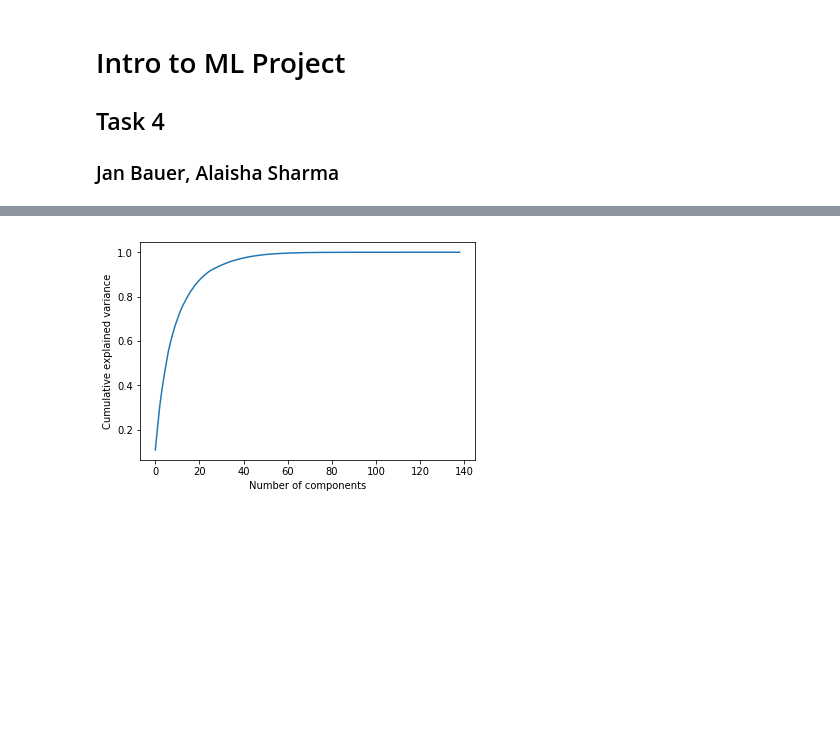
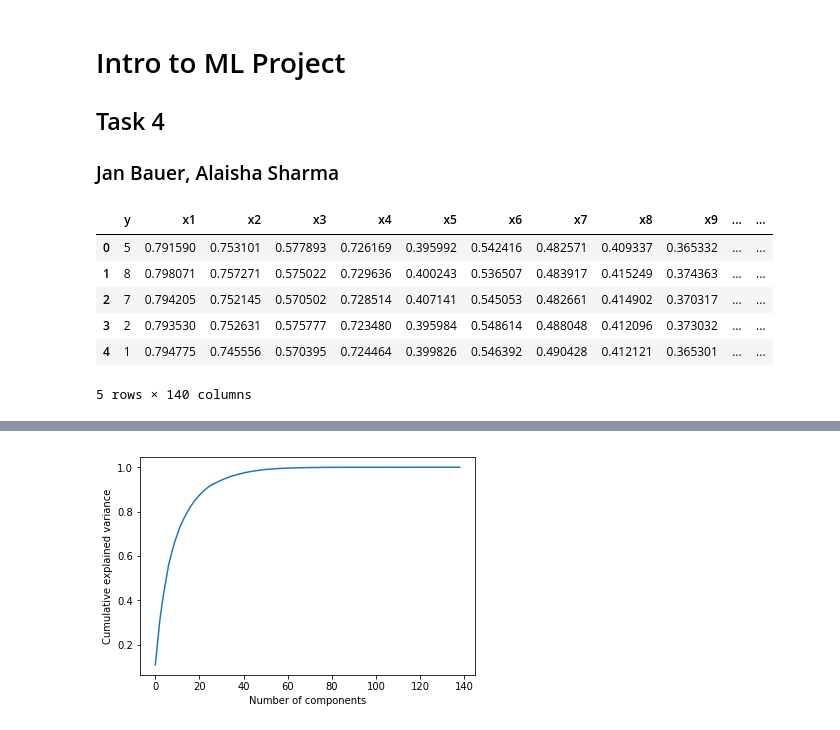
Before and after one commit to taigereye/intro-to-ml-eth, a Jupyter notebook: task4_A/Task_4.ipynb, the cells around one changed output, grey strips where cells are left out. Drawn from its saved outputs; the diff is of its cells as text; code cells hidden in the pictures; blank space fills up the shorter version.

```diff
--- a/task4_A/Task_4.ipynb
+++ b/task4_A/Task_4.ipynb
@@ -28,6 +29,14 @@ seed = 1
 np.random.seed(seed)
 # %%
 train_data_labeled = pd.read_hdf("data/train_labeled.h5", "train")
-# train_data_labeled.head()
+train_data_labeled.head()
+# %% [output]
+|  | y | x1 | x2 | x3 | x4 | x5 | x6 | x7 | x8 | x9 | ... | ... |
+| 0 | 5 | 0.791590 | 0.753101 | 0.577893 | 0.726169 | 0.395992 | 0.542416 | 0.482571 | 0.409337 | 0.365332 | ... | ... |
+| 1 | 8 | 0.798071 | 0.757271 | 0.575022 | 0.729636 | 0.400243 | 0.536507 | 0.483917 | 0.415249 | 0.374363 | ... | ... |
+| 2 | 7 | 0.794205 | 0.752145 | 0.570502 | 0.728514 | 0.407141 | 0.545053 | 0.482661 | 0.414902 | 0.370317 | ... | ... |
+| 3 | 2 | 0.793530 | 0.752631 | 0.575777 | 0.723480 | 0.395984 | 0.548614 | 0.488048 | 0.412096 | 0.373032 | ... | ... |
+| 4 | 1 | 0.794775 | 0.745556 | 0.570395 | 0.724464 | 0.399826 | 0.546392 | 0.490428 | 0.412121 | 0.365301 | ... | ... |
+5 rows × 140 columns
 # %%
 X_train_labeled = train_data_labeled.iloc[:,1:]
```
Also changed, not shown: parts of 11 cells of this notebook, 1 other file.
